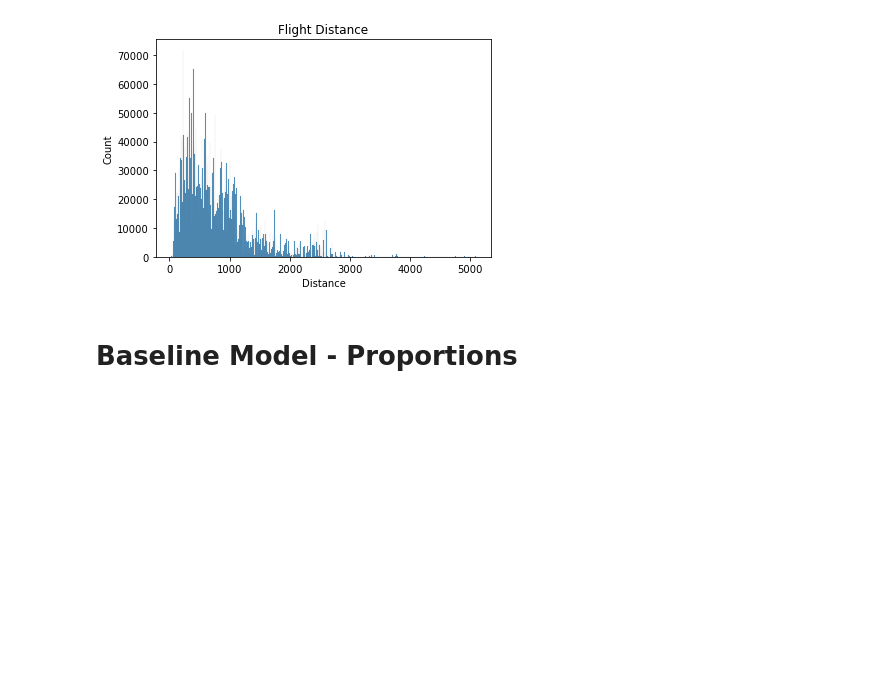
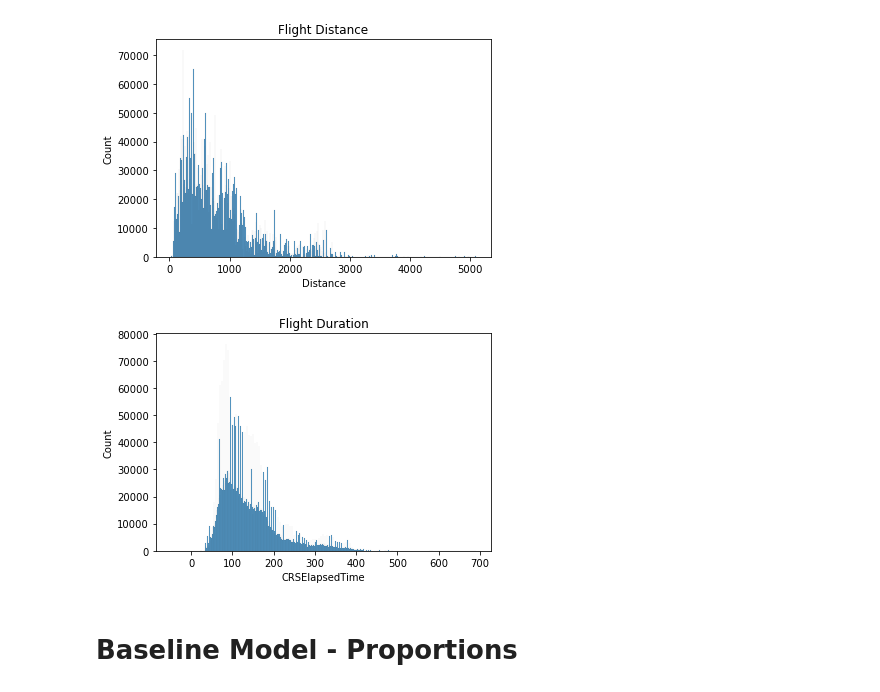
Before and after one commit to architp3/flight-status-prediction, a Jupyter notebook: flight-status-prediction.ipynb, the cells around one changed output. Cells and saved outputs as stored; diff of their text form; code cells hidden in the pictures; blank space fills up the shorter version.

```diff
--- a/flight-status-prediction.ipynb
+++ b/flight-status-prediction.ipynb
@@ -119,6 +122,12 @@ plt.title('Flight Distance')
 plt.show()
 # %% [output]
 [figure]
+# %%
+sns.histplot(data=flights,x='CRSElapsedTime')
+plt.title("Flight Duration")
+plt.show()
+# %% [output]
+[figure, added]
 # %% [markdown]
 # Baseline Model - Proportions
 # %%
```
Also changed, not shown: parts of 34 cells of this notebook.
